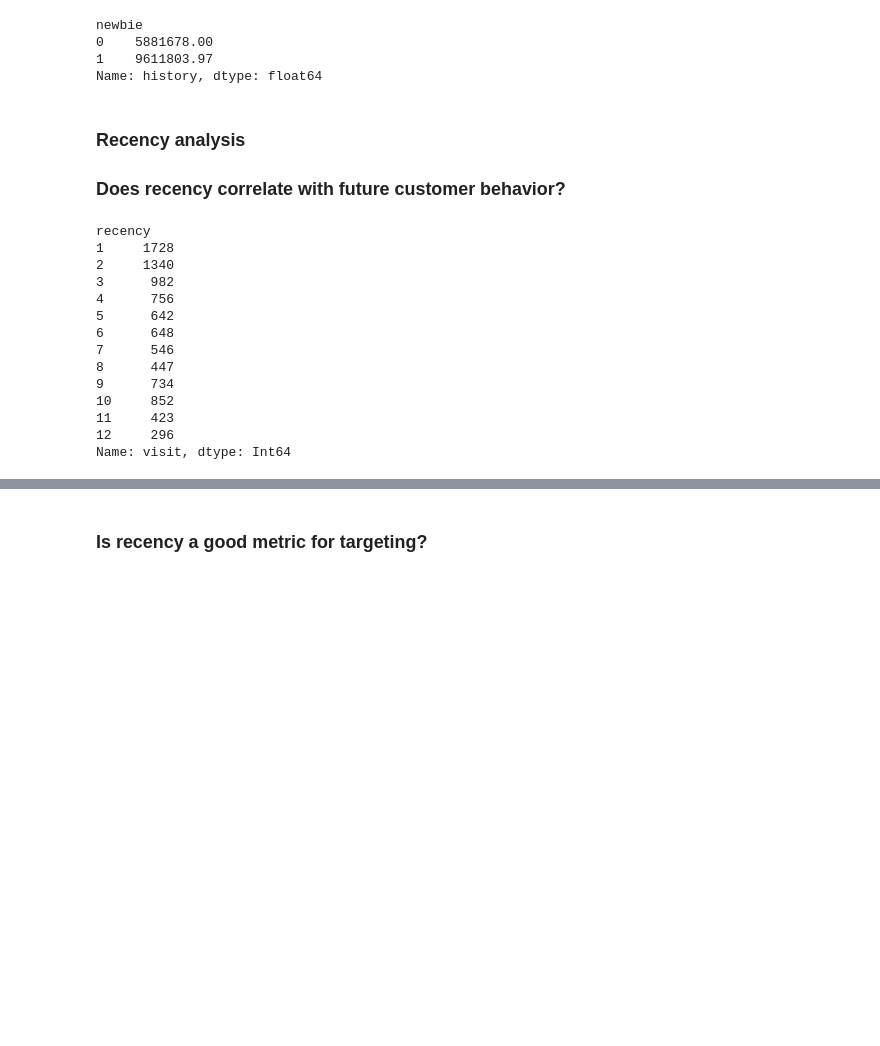
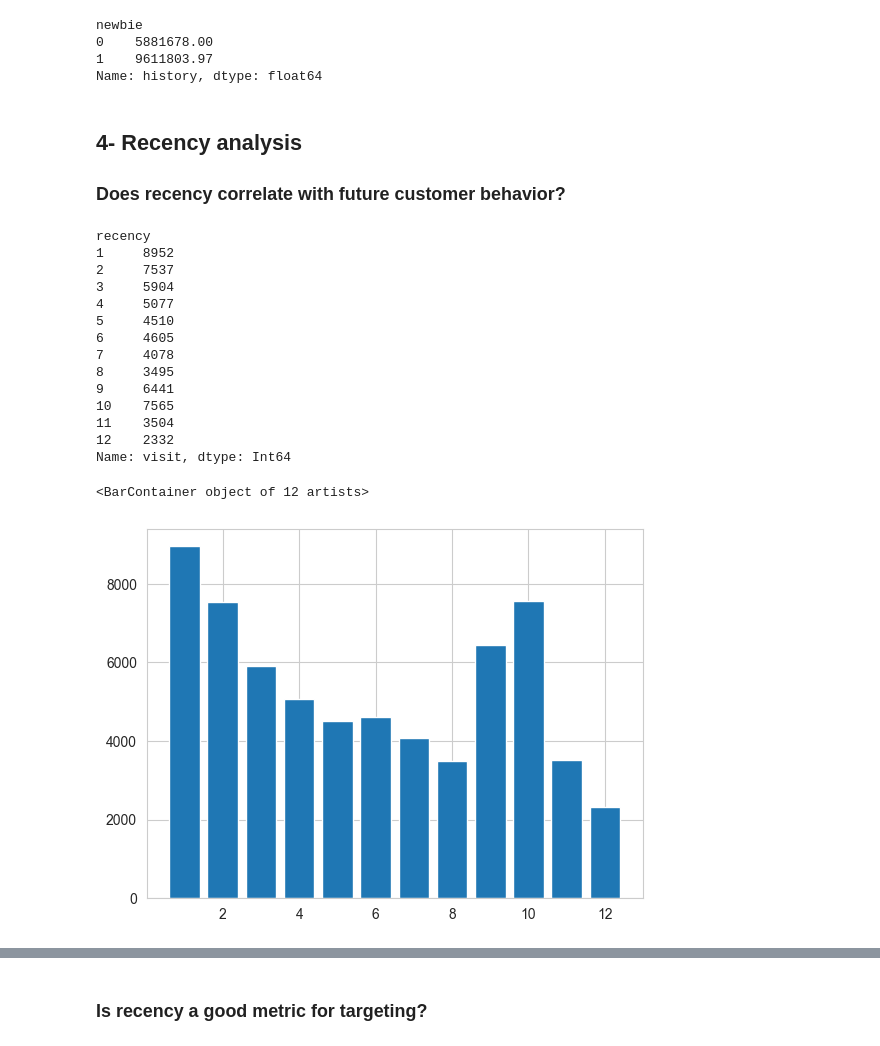
Before and after one commit to Fatemenamdar20/Project02-Customer-Analytics, a Jupyter notebook: Customer-Analytics.ipynb, the cells around one changed output, grey strips where cells are left out. Drawn from its saved outputs; the diff is of its cells as text; code cells hidden in the pictures; blank space fills up the shorter version.

Commit message:
Recency analysis

```diff
--- a/Customer-Analytics.ipynb
+++ b/Customer-Analytics.ipynb
@@ -388,26 +392,29 @@ newbie
 1    9611803.97
 Name: history, dtype: float64
 # %% [markdown]
-### Recency analysis
+## 4- Recency analysis
 ### Does recency correlate with future customer behavior?
 # %%
-v = df.groupby("recency")["visit"].sum()
+v = df.groupby("recency")["visit"].count()
 print(v)
+plt.bar(v.index, v)
 # %% [output]
 recency
-1     1728
-2     1340
-3      982
-4      756
-5      642
-6      648
-7      546
-8      447
-9      734
-10     852
-11     423
-12     296
+1     8952
+2     7537
+3     5904
+4     5077
+5     4510
+6     4605
+7     4078
+8     3495
+9     6441
+10    7565
+11    3504
+12    2332
 Name: visit, dtype: Int64
+<BarContainer object of 12 artists>
+[figure, added]
 # %%
 c = df.groupby("recency")["conversion"].sum()
 print(c)
```
Also changed, not shown: parts of 10 cells of this notebook.
